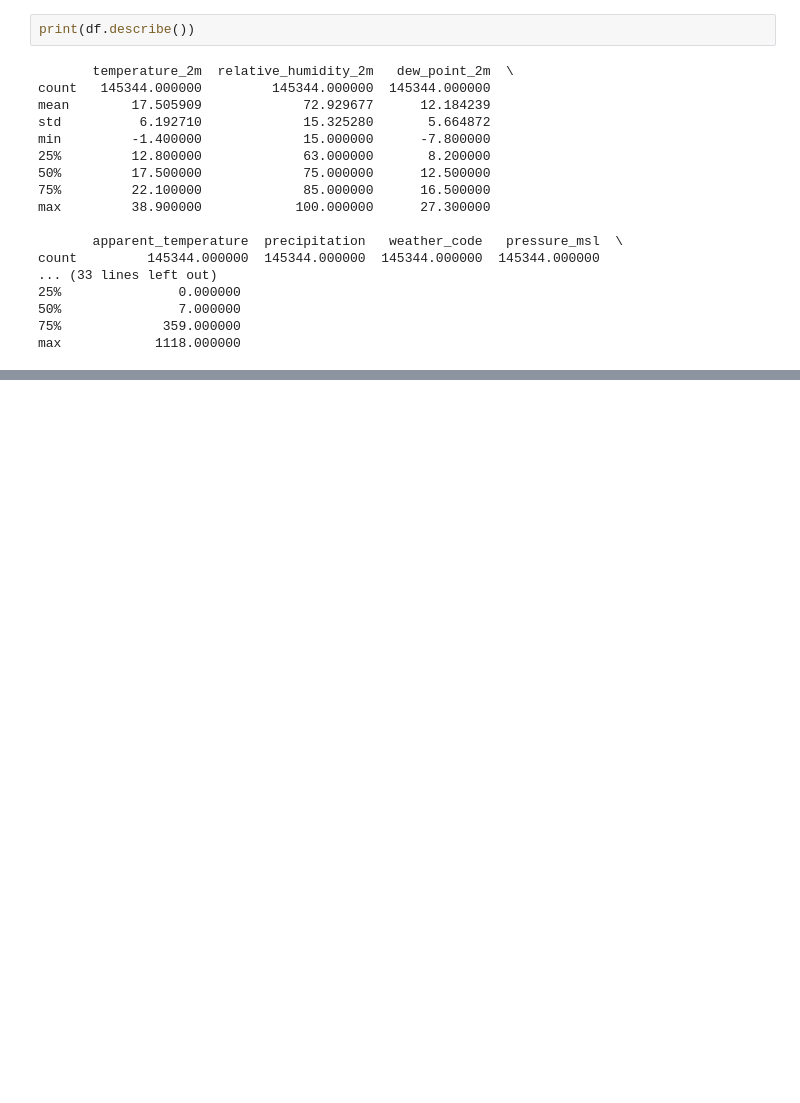
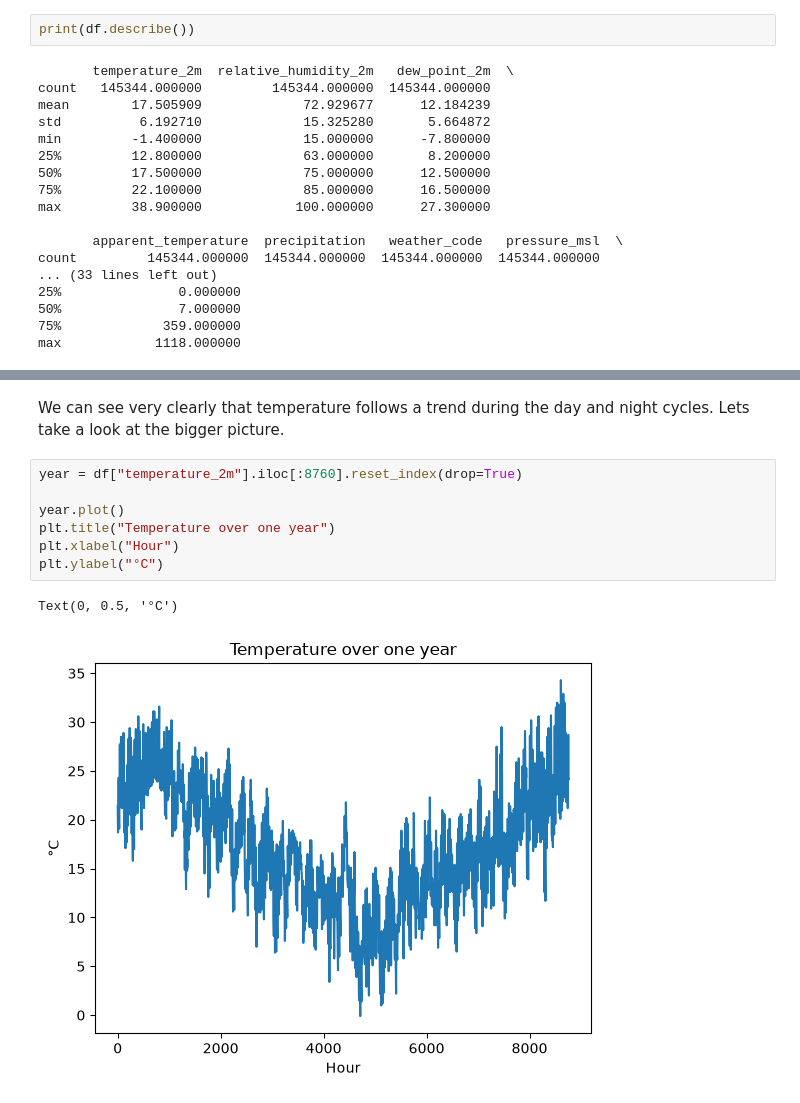
Before and after one commit to JuanCruzRL/CliMLate, a Jupyter notebook: notebooks/exploration.ipynb, the cells around one changed output, grey strips where cells are left out. Drawn from its saved outputs; the diff is of its cells as text; blank space fills up the shorter version.

```diff
--- a/notebooks/exploration.ipynb
+++ b/notebooks/exploration.ipynb
@@ -55,0 +61,12 @@ week.plot() # take a look at the temperature in a random week
+# %% [markdown]
+We can see very clearly that temperature follows a trend during the day and night cycles. Lets take a look at the bigger picture.
+# %%
+year = df["temperature_2m"].iloc[:8760].reset_index(drop=True)
+
+year.plot()
+plt.title("Temperature over one year")
+plt.xlabel("Hour")
+plt.ylabel("°C")
+# %% [output]
+Text(0, 0.5, '°C')
+[figure, added]
```
Also changed, not shown: parts of 8 cells of this notebook, 2 other files.
